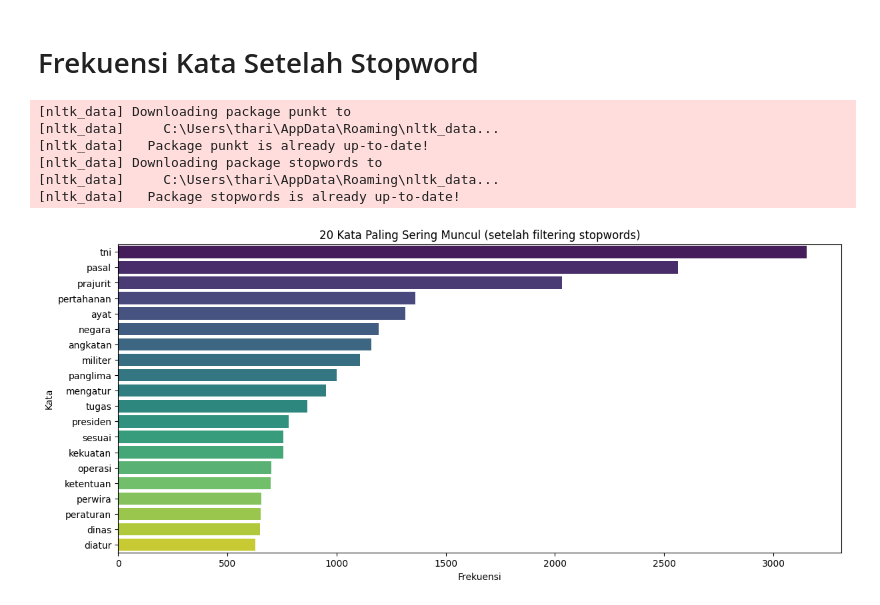
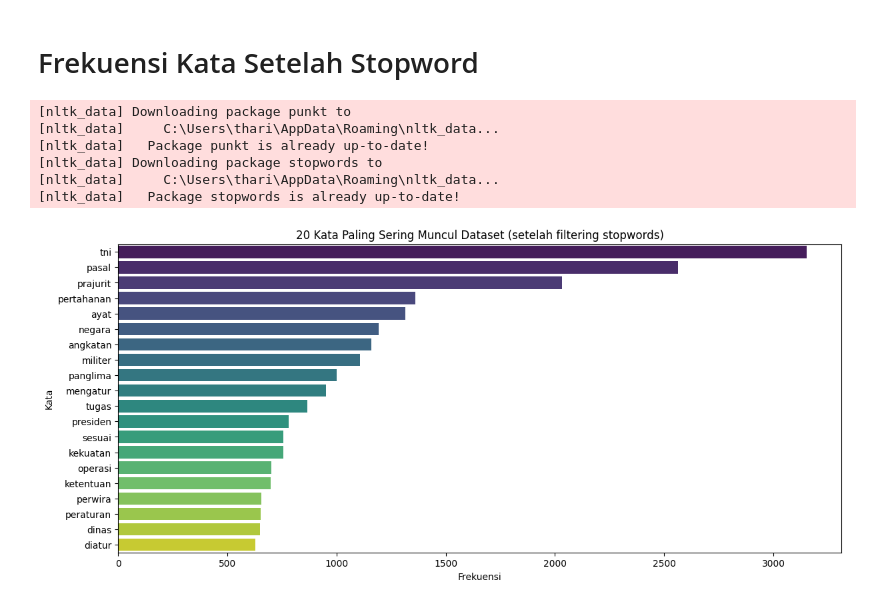
Before and after one commit to vannndar/chatbot-uu-tni, a Jupyter notebook: notebooks/exploratory-data-analysis-lawbot-dataset.ipynb, the cells around one changed output. Drawn from its saved outputs; the diff is of its cells as text; code cells hidden in the pictures.

```diff
--- a/notebooks/exploratory-data-analysis-lawbot-dataset.ipynb
+++ b/notebooks/exploratory-data-analysis-lawbot-dataset.ipynb
@@ -140,32 +143,32 @@ nltk.download('punkt')
 nltk.download('stopwords')
 
 # Bahasa Indonesia stopwords (tambahan)
 stopwords_id = set(stopwords.words('indonesian'))
 stopwords_all = stopwords_id.union(STOPWORDS)
 
 # Tokenisasi dan hitung frekuensi kata
 tokens = word_tokenize(all_text.lower())
 filtered_tokens = [word for word in tokens if word.isalpha() and word not in stopwords_all]
 word_freq = Counter(filtered_tokens)
 
 # Buat DataFrame dari frekuensi kata
 freq_df = pd.DataFrame(word_freq.items(), columns=['Word', 'Frequency']).sort_values(by='Frequency', ascending=False)
 
 # Tampilkan 20 kata paling sering muncul
 top_words = freq_df.head(20)
 
 # Plot frekuensi kata teratas
 plt.figure(figsize=(14, 6))
 sns.barplot(data=top_words, x='Frequency', y='Word', palette='viridis')
-plt.title('20 Kata Paling Sering Muncul (setelah filtering stopwords)')
+plt.title('20 Kata Paling Sering Muncul Dataset (setelah filtering stopwords)')
 plt.xlabel('Frekuensi')
 plt.ylabel('Kata')
 plt.show()
 # %% [output]
 [nltk_data] Downloading package punkt to
 [nltk_data]     C:\Users\thari\AppData\Roaming\nltk_data...
 [nltk_data]   Package punkt is already up-to-date!
 [nltk_data] Downloading package stopwords to
 [nltk_data]     C:\Users\thari\AppData\Roaming\nltk_data...
 [nltk_data]   Package stopwords is already up-to-date!
-[figure, old version]
+[figure, new version]
```
Also changed, not shown: parts of 5 cells of this notebook, 4 other files.
